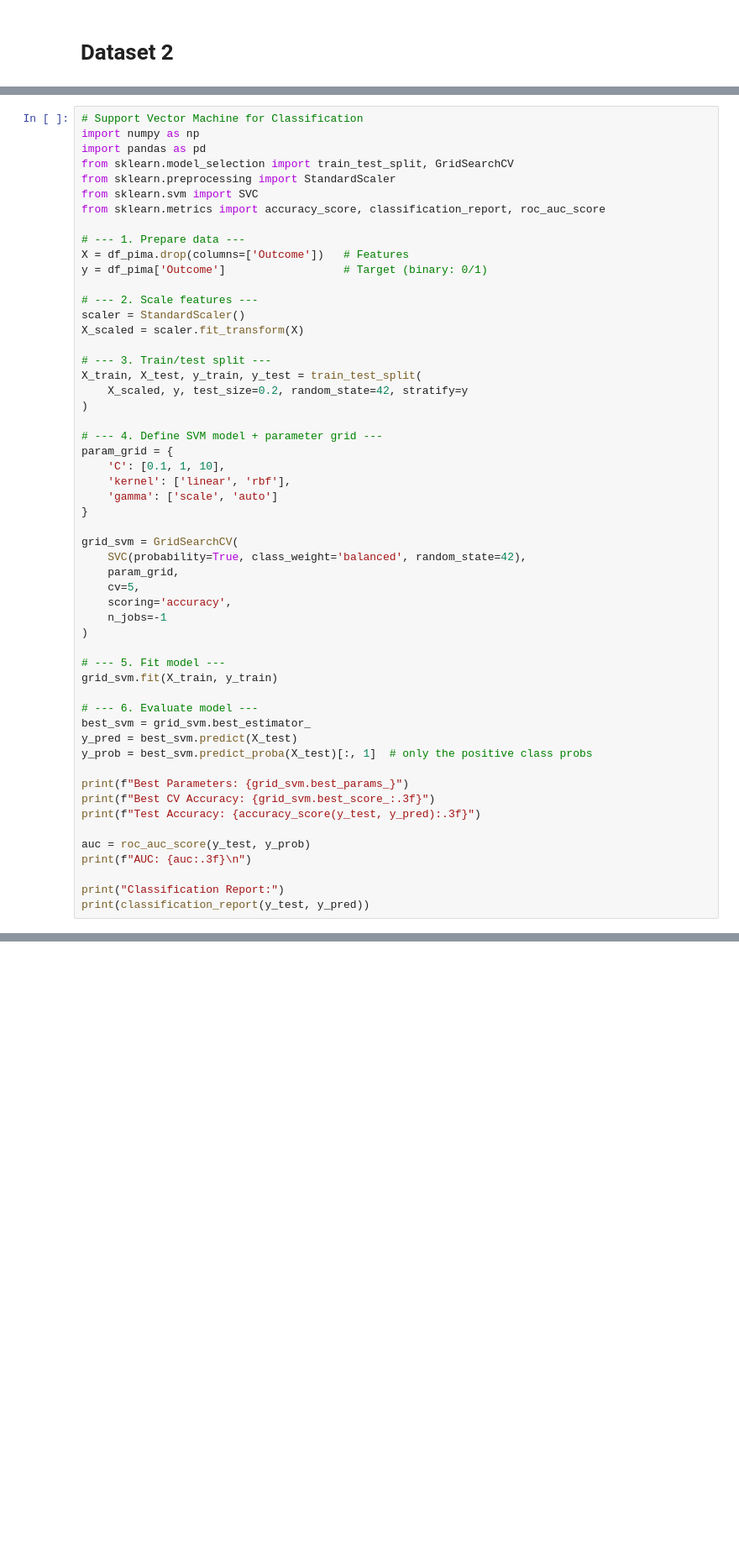
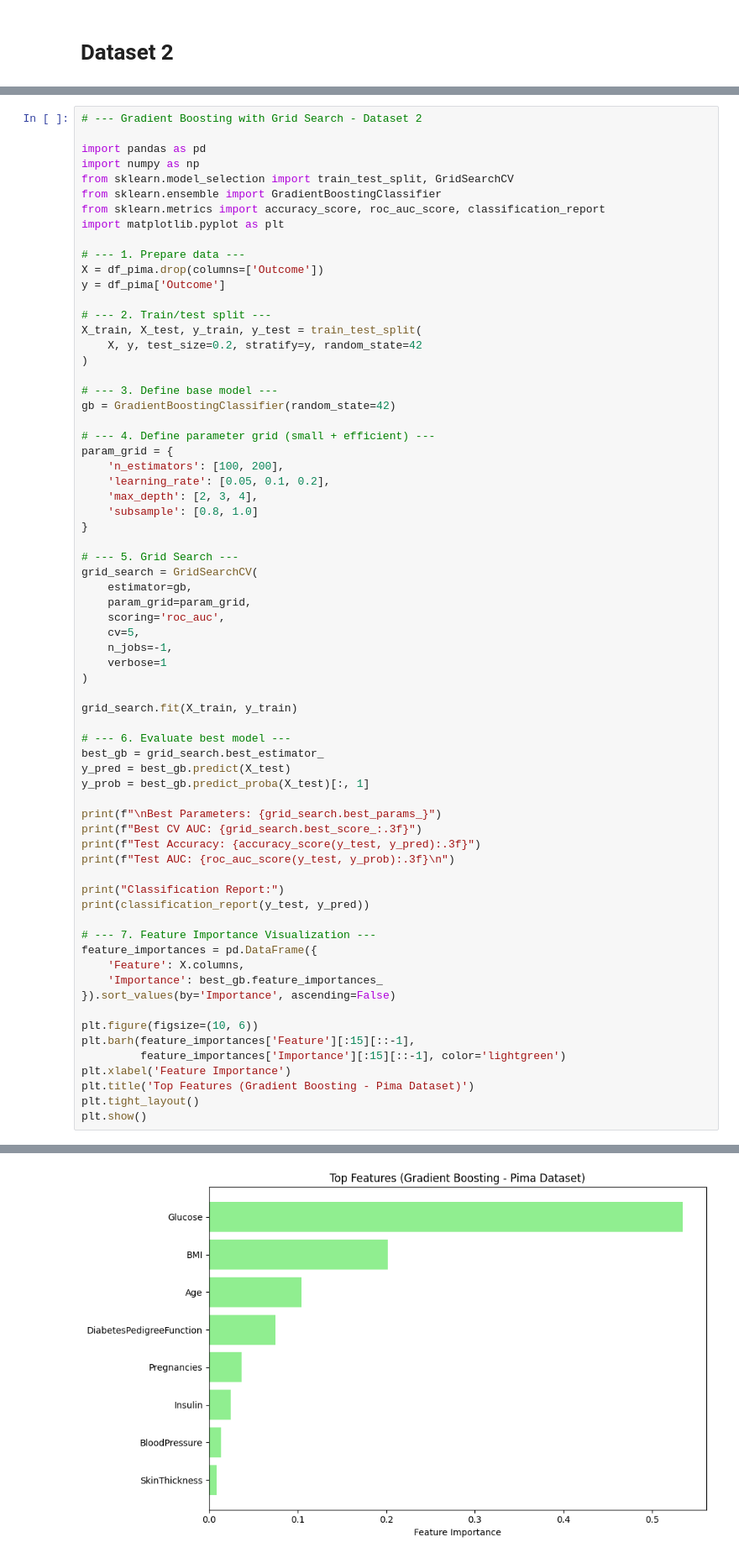
Before and after one commit to rain-dimen/Data-Science-Capstone_Fall-2025_Milestone-2, a Jupyter notebook: OMDS-Capstone-Week9-Dimen-Rain.ipynb, the cells around one changed output, grey strips where cells are left out. Shown at 84% size. Drawn from its saved outputs; the diff is of its cells as text; blank space fills up the shorter version.

```diff
--- a/OMDS-Capstone-Week9-Dimen-Rain.ipynb
+++ b/OMDS-Capstone-Week9-Dimen-Rain.ipynb
@@ -233,55 +378,69 @@ ValueError: y should be a 1d array, got an array of shape (154, 2) instead.
 # %%
-# Support Vector Machine for Classification
+# --- Gradient Boosting with Grid Search - Dataset 2
+
+import pandas as pd
 import numpy as np
-import pandas as pd
 from sklearn.model_selection import train_test_split, GridSearchCV
-from sklearn.preprocessing import StandardScaler
-from sklearn.svm import SVC
-from sklearn.metrics import accuracy_score, classification_report, roc_auc_score
+from sklearn.ensemble import GradientBoostingClassifier
+from sklearn.metrics import accuracy_score, roc_auc_score, classification_report
+import matplotlib.pyplot as plt
 
 # --- 1. Prepare data ---
-X = df_pima.drop(columns=['Outcome'])   # Features
-y = df_pima['Outcome']                  # Target (binary: 0/1)
+X = df_pima.drop(columns=['Outcome'])
+y = df_pima['Outcome']
 
-# --- 2. Scale features ---
-scaler = StandardScaler()
-X_scaled = scaler.fit_transform(X)
-
-# --- 3. Train/test split ---
+# --- 2. Train/test split ---
 X_train, X_test, y_train, y_test = train_test_split(
-    X_scaled, y, test_size=0.2, random_state=42, stratify=y
+    X, y, test_size=0.2, stratify=y, random_state=42
 )
 
-# --- 4. Define SVM model + parameter grid ---
+# --- 3. Define base model ---
+gb = GradientBoostingClassifier(random_state=42)
+
+# --- 4. Define parameter grid (small + efficient) ---
 param_grid = {
-    'C': [0.1, 1, 10],
-    'kernel': ['linear', 'rbf'],
-    'gamma': ['scale', 'auto']
+    'n_estimators': [100, 200],
+    'learning_rate': [0.05, 0.1, 0.2],
+    'max_depth': [2, 3, 4],
+    'subsample': [0.8, 1.0]
 }
 
-grid_svm = GridSearchCV(
-    SVC(probability=True, class_weight='balanced', random_state=42),
-    param_grid,
+# --- 5. Grid Search ---
+grid_search = GridSearchCV(
+    estimator=gb,
+    param_grid=param_grid,
+    scoring='roc_auc',
     cv=5,
-    scoring='accuracy',
-    n_jobs=-1
+    n_jobs=-1,
+    verbose=1
 )
 
-# --- 5. Fit model ---
-grid_svm.fit(X_train, y_train)
+grid_search.fit(X_train, y_train)
 
-# --- 6. Evaluate model ---
-best_svm = grid_svm.best_estimator_
-y_pred = best_svm.predict(X_test)
-y_prob = best_svm.predict_proba(X_test)[:, 1]  # only the positive class probs
+# --- 6. Evaluate best model ---
+best_gb = grid_search.best_estimator_
+y_pred = best_gb.predict(X_test)
+y_prob = best_gb.predict_proba(X_test)[:, 1]
 
-print(f"Best Parameters: {grid_svm.best_params_}")
-print(f"Best CV Accuracy: {grid_svm.best_score_:.3f}")
+print(f"\nBest Parameters: {grid_search.best_params_}")
+print(f"Best CV AUC: {grid_search.best_score_:.3f}")
 print(f"Test Accuracy: {accuracy_score(y_test, y_pred):.3f}")
-
-auc = roc_auc_score(y_test, y_prob)
-print(f"AUC: {auc:.3f}\n")
+print(f"Test AUC: {roc_auc_score(y_test, y_prob):.3f}\n")
 
 print("Classification Report:")
 print(classification_report(y_test, y_pred))
+
+# --- 7. Feature Importance Visualization ---
+feature_importances = pd.DataFrame({
+    'Feature': X.columns,
+    'Importance': best_gb.feature_importances_
+}).sort_values(by='Importance', ascending=False)
+
+plt.figure(figsize=(10, 6))
+plt.barh(feature_importances['Feature'][:15][::-1],
+         feature_importances['Importance'][:15][::-1], color='lightgreen')
+plt.xlabel('Feature Importance')
+plt.title('Top Features (Gradient Boosting - Pima Dataset)')
+plt.tight_layout()
+plt.show()
 # %% [output]
@@ -301,0 +463 @@ weighted avg       0.75      0.74      0.74       154
+[figure, added]
```
Also changed, not shown: parts of 31 cells of this notebook.
